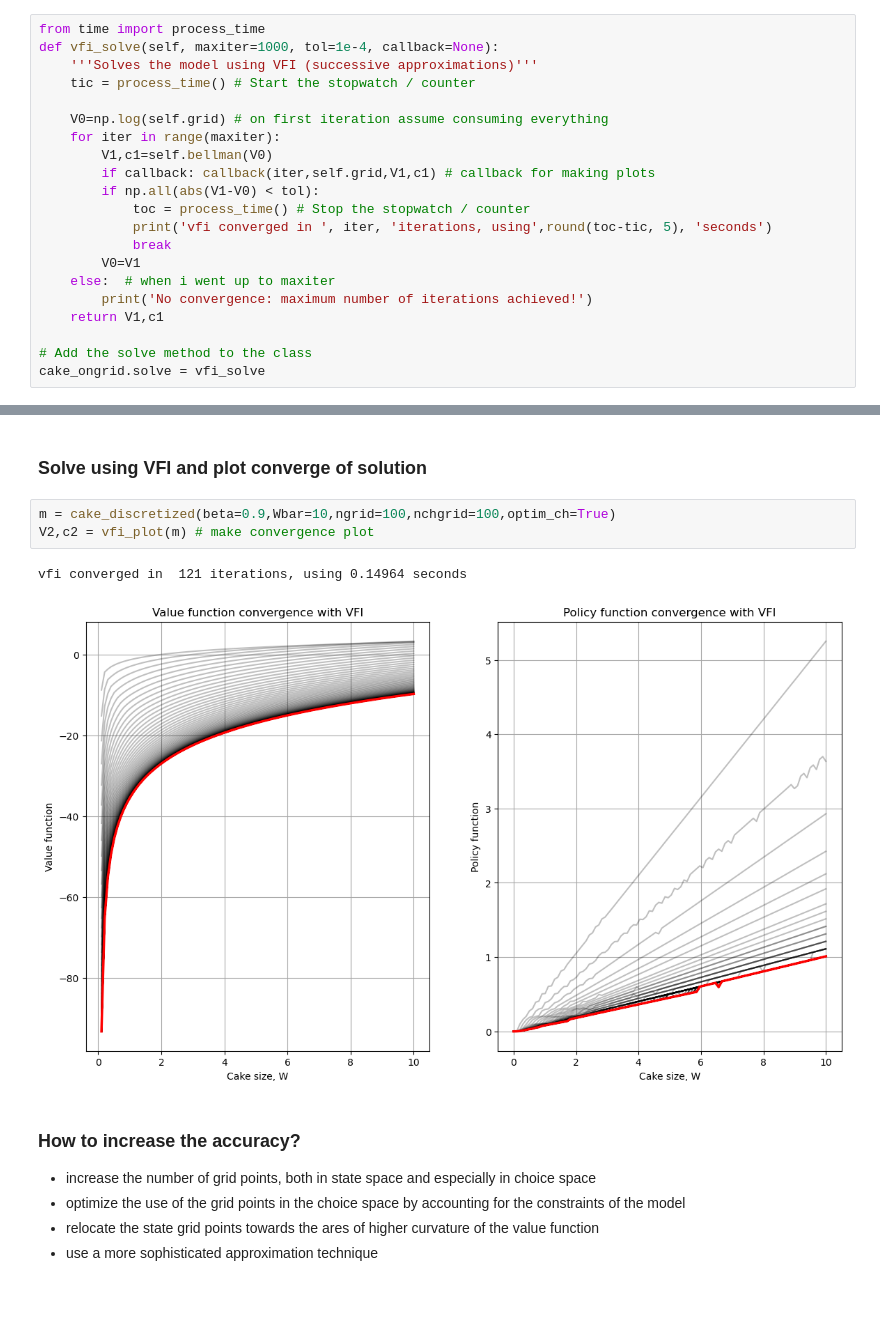
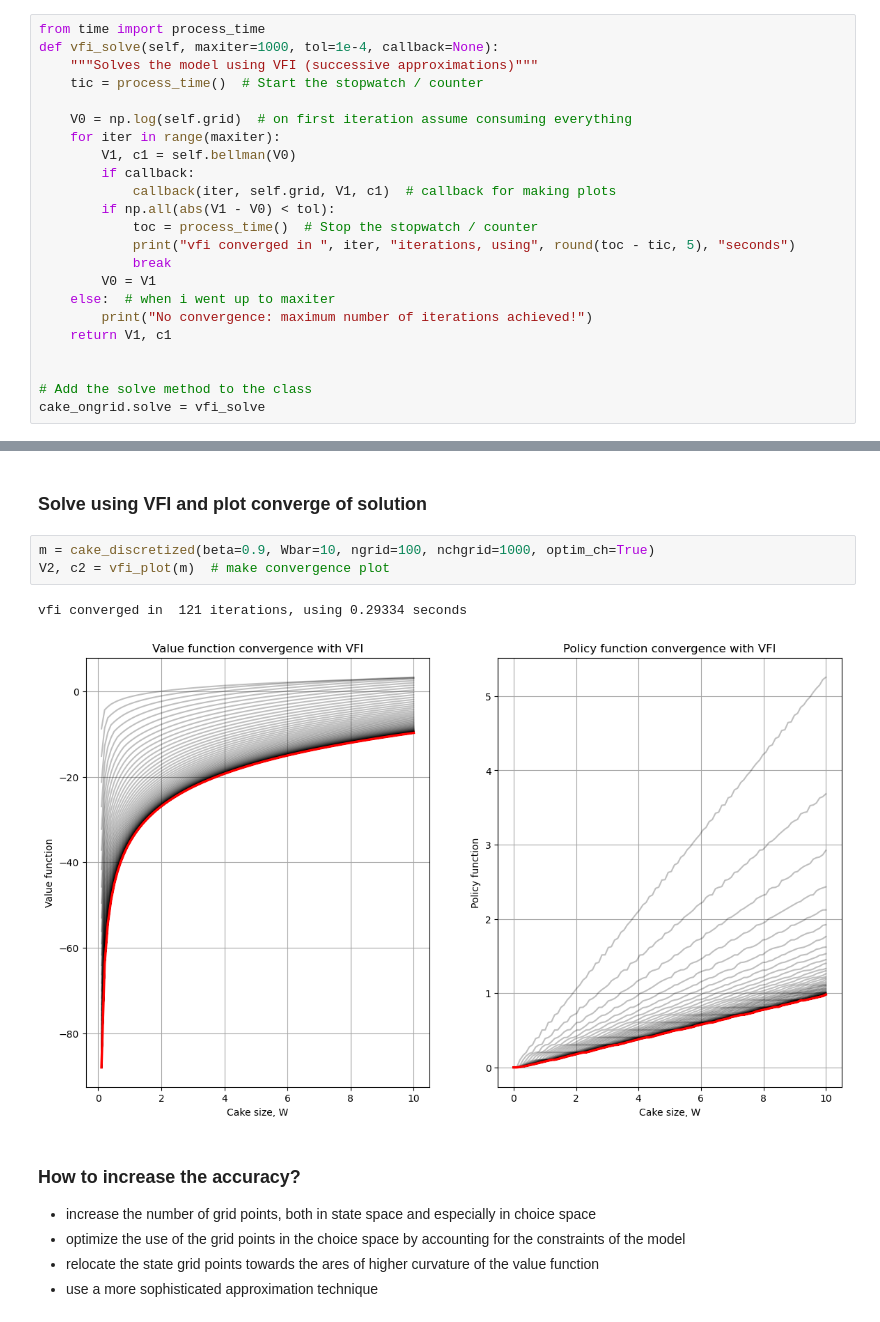
Before and after one commit to bschjerning/dp_ucph, a Jupyter notebook: 1_theory_tools/02_cake_eating_example.ipynb, the cells around one changed output, grey strips where cells are left out. Saved outputs shown, nothing was run; the diff lists cells and outputs as text.

```diff
--- a/1_theory_tools/02_cake_eating_example.ipynb
+++ b/1_theory_tools/02_cake_eating_example.ipynb
@@ -262,21 +265,23 @@ class cake_ongrid():
 # %%
 from time import process_time
 def vfi_solve(self, maxiter=1000, tol=1e-4, callback=None):
-    '''Solves the model using VFI (successive approximations)'''
-    tic = process_time() # Start the stopwatch / counter
+    """Solves the model using VFI (successive approximations)"""
+    tic = process_time()  # Start the stopwatch / counter
 
-    V0=np.log(self.grid) # on first iteration assume consuming everything
+    V0 = np.log(self.grid)  # on first iteration assume consuming everything
     for iter in range(maxiter):
-        V1,c1=self.bellman(V0)
-        if callback: callback(iter,self.grid,V1,c1) # callback for making plots
-        if np.all(abs(V1-V0) < tol):
-            toc = process_time() # Stop the stopwatch / counter
-            print('vfi converged in ', iter, 'iterations, using',round(toc-tic, 5), 'seconds')
+        V1, c1 = self.bellman(V0)
+        if callback:
+            callback(iter, self.grid, V1, c1)  # callback for making plots
+        if np.all(abs(V1 - V0) < tol):
+            toc = process_time()  # Stop the stopwatch / counter
+            print("vfi converged in ", iter, "iterations, using", round(toc - tic, 5), "seconds")
             break
-        V0=V1
+        V0 = V1
     else:  # when i went up to maxiter
-        print('No convergence: maximum number of iterations achieved!')
-    return V1,c1
+        print("No convergence: maximum number of iterations achieved!")
+    return V1, c1
+
 
 # Add the solve method to the class
 cake_ongrid.solve = vfi_solve
@@ -475,11 +491,11 @@ cake_discretized.solve = vfi_solve
 # %% [markdown]
 ### Solve using VFI and plot converge of solution
 # %%
-m = cake_discretized(beta=0.9,Wbar=10,ngrid=100,nchgrid=100,optim_ch=True)
-V2,c2 = vfi_plot(m) # make convergence plot
+m = cake_discretized(beta=0.9, Wbar=10, ngrid=100, nchgrid=1000, optim_ch=True)
+V2, c2 = vfi_plot(m)  # make convergence plot
 # %% [output]
-vfi converged in  121 iterations, using 0.14964 seconds
+vfi converged in  121 iterations, using 0.29334 seconds
-[figure, old version]
+[figure, new version]
 # %% [markdown]
 ### How to increase the accuracy?
 
```
Also changed, not shown: parts of 20 cells of this notebook.
